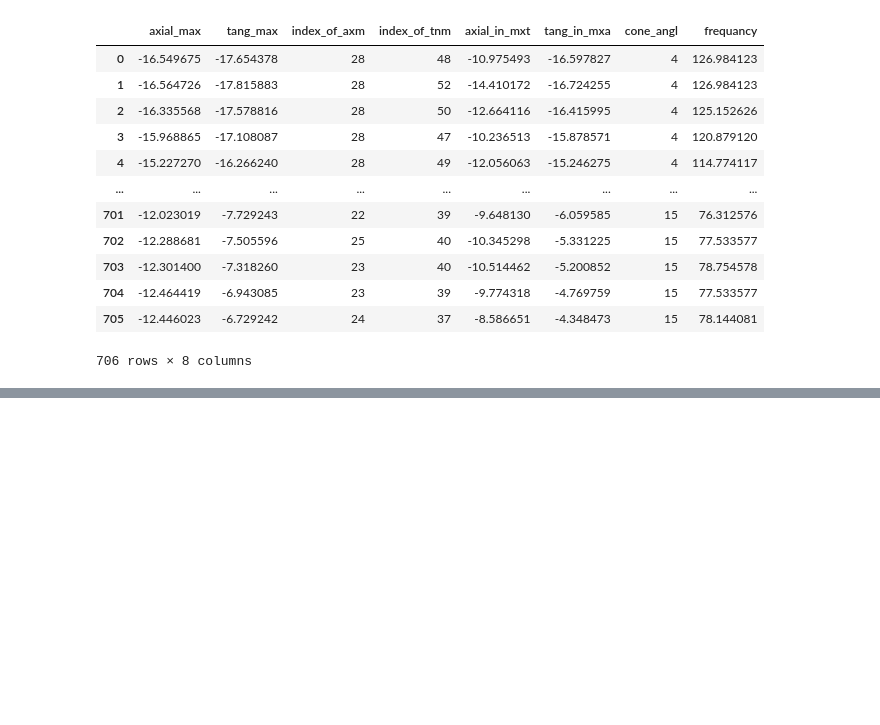
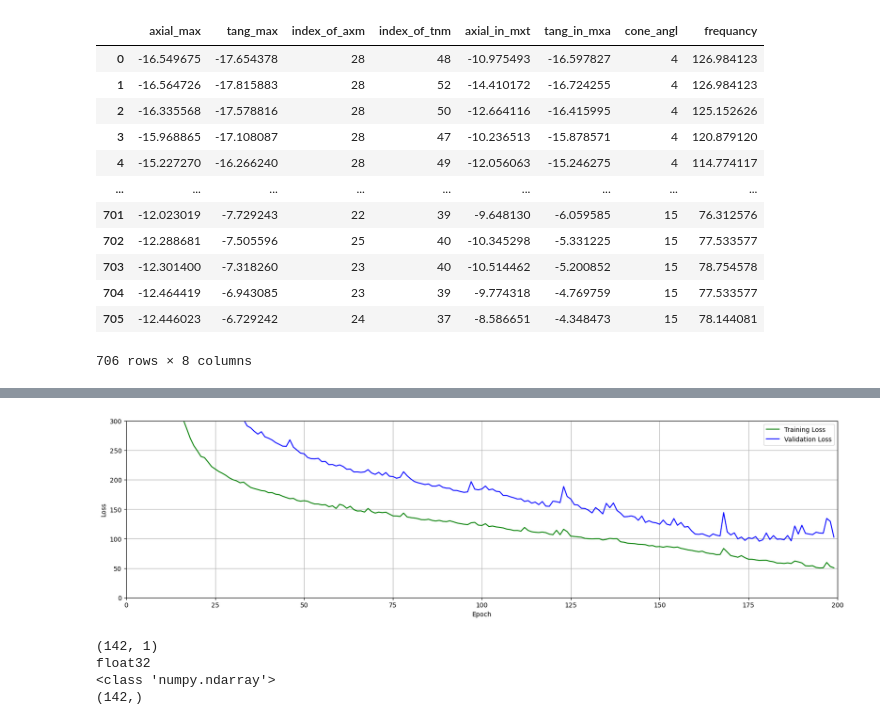
Before and after one commit to NikitaGoltsev/aerodynamic_circuit_ML, a Jupyter notebook: dl_reg.ipynb, the cells around one changed output, grey strips where cells are left out. Saved outputs shown, nothing was run; the diff lists cells and outputs as text; code cells hidden in the pictures; blank space fills up the shorter version.

```diff
--- a/dl_reg.ipynb
+++ b/dl_reg.ipynb
@@ -30,0 +100,2 @@ df
+# %%
+history = model.fit(X_train, Y_train, validation_split=0.2, epochs=200)
@@ -30,0 +120,16 @@ df
+# %%
+def plot_loss(history):
+    plt.figure(figsize=(20,5))
+    plt.plot(history.history['loss'], 'g', label='Training Loss')
+    plt.plot(history.history['val_loss'], 'b', label='Validation Loss')
+    plt.xlim([0, 200])
+    plt.ylim([0, 300])
+    plt.xlabel('Epoch')
+    plt.ylabel('Loss')
+    plt.legend()
+    plt.grid(True)
+
+plot_loss(history)
+
+y_pred = np.array(model.predict(X_test))
+# %% [output]
@@ -30,0 +137,11 @@ df
+[figure, added]
+# %%
+print(y_pred.shape)
+print(y_pred.dtype)
+print(type(y_pred))
+print(Y_test.shape)
+# %% [output]
+(142, 1)
+float32
+<class 'numpy.ndarray'>
+(142,)
```
Also changed, not shown: parts of 15 cells of this notebook, 1 other file.
